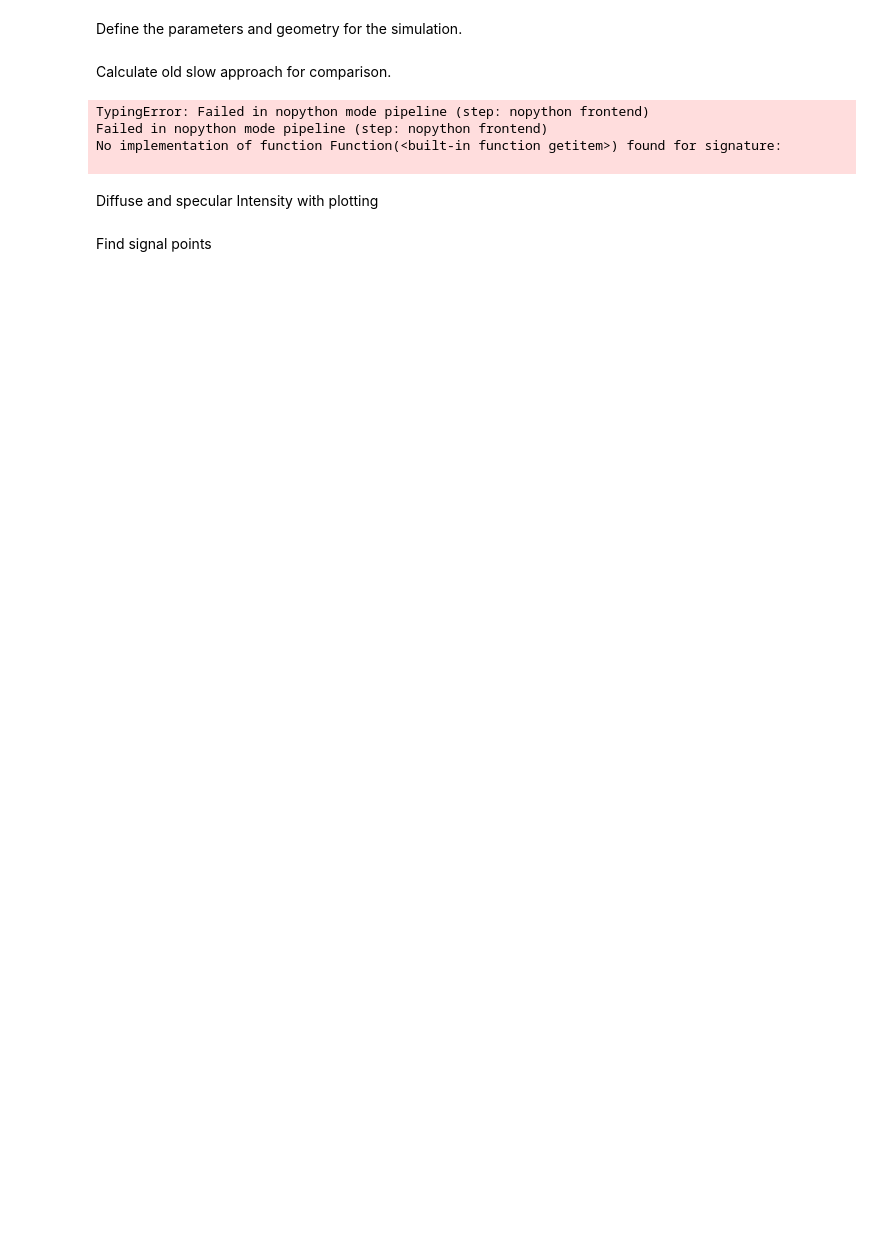
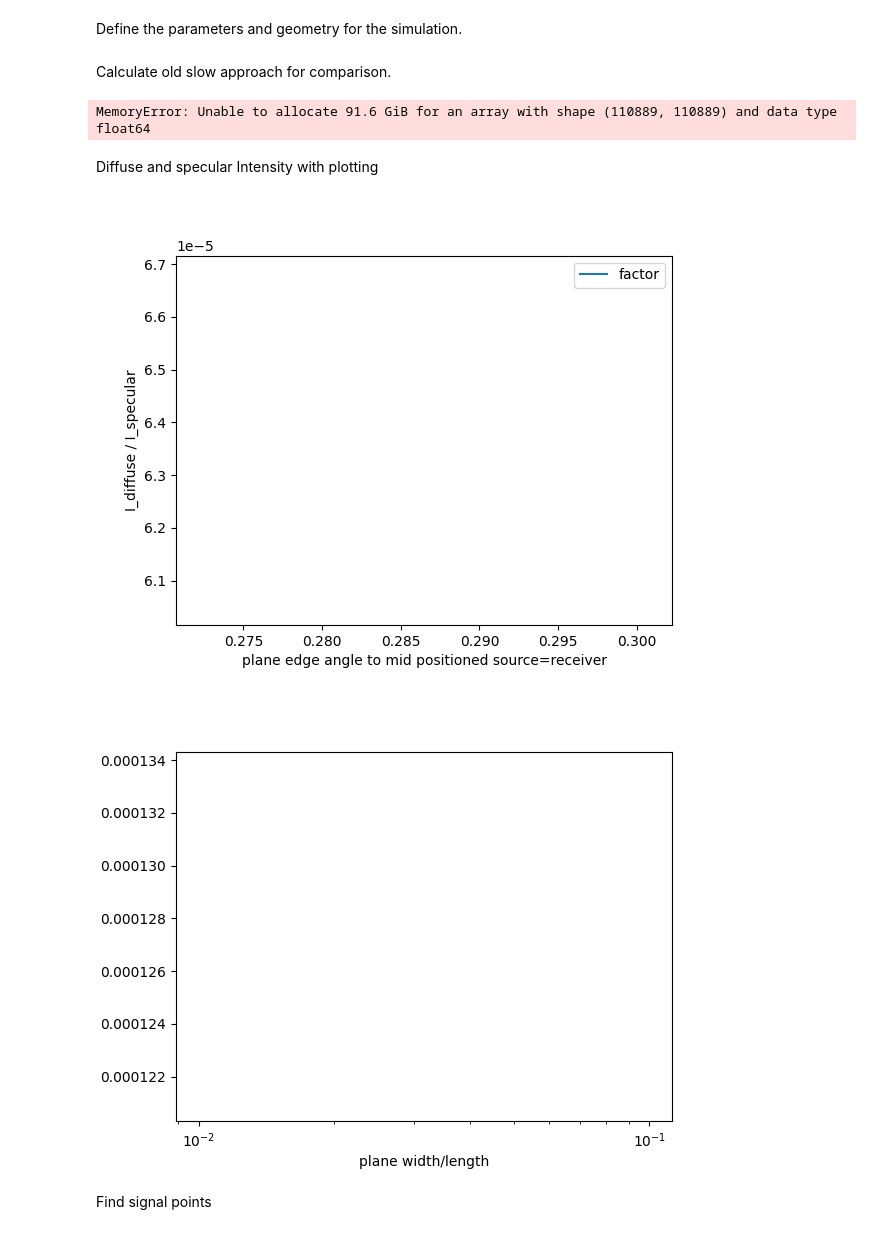
Before and after one commit to sparrow-acoustics/sparrowpy, a Jupyter notebook: examples/f_validate_diffuse_plane_+_fast.ipynb, the cells around one changed output. Drawn from its saved outputs; the diff is of its cells as text; code cells hidden in the pictures; blank space fills up the shorter version.

```diff
--- a/examples/f_validate_diffuse_plane_+_fast.ipynb
+++ b/examples/f_validate_diffuse_plane_+_fast.ipynb
@@ -25,14 +25,14 @@ min_XY = 0.01  # plane dimensions in meters
 max_XY = 100
 
 check_patch_size = 0  # meant as check_plane_dimensions = not check_patch_size
-resolution_of_sim = 40  # resolution of the range of simulated geometry
-res = max(10, resolution_of_sim)  # min sim res is 10
+resolution_of_sim = 2  # resolution of the range of simulated geometry
+res = max(1, resolution_of_sim)  # min sim res is 10
 patch_max_size_structure_inf_plane = 0.3  # cutoff for patch size for large pl
 patch_max_size = 2
 patch_min_size = 0.05
 ir_length_s = 1  # min length otherwise out of bounds refl for first order
 sampling_rate = 1000
-max_order_k = 1
+max_order_k = 0  # no exchange
 speed_of_sound = 346.18
 absorption = 1  # param default 0.1
 
@@ -75,9 +75,6 @@ receiver_pos = source_pos  # sub to change
 # %% [markdown]
 Calculate old slow approach for comparison.
 # %%
-from numpy import ndarray
-
-
 start = datetime.now()
 
 patch_values = np.arange(
@@ -111,15 +108,6 @@ else:
     ]
 
 # values for simulation
-source_ = pf.samplings.sph_gaussian(sh_order=5)
-source_ = source_[source_.z >= 0]
-receiver_ = pf.samplings.sph_gaussian(sh_order=5)
-receiver_ = receiver_[receiver_.z >= 0]
-# print(f"number of sources {source_.csize} and receivers {receiver_.csize}")
-frequencies = np.array([500])
-data_scattering = sp.brdf.create_from_scattering(
-    source_, receiver_, pf.FrequencyData(np.zeros_like(frequencies), frequencies)
-)
 brdf_sources = pf.Coordinates(0, 0, 1, weights=1)
 brdf_receivers = pf.Coordinates(0, 0, 1, weights=1)
 brdf = sp.brdf.create_from_scattering(
@@ -131,7 +119,7 @@ brdf = sp.brdf.create_from_scattering(
 
 
 # Initialize histograms
-histograms = np.zeros_like(radiPlanes)
+histograms = 0
 for indexForRadiPlanes, sim in enumerate(radiPlanes):
     sim.set_wall_scattering([0], brdf, brdf_sources, brdf_receivers)  # len(elements) eq 0
 
@@ -160,7 +148,6 @@ for indexForRadiPlanes, sim in enumerate(radiPlanes):
         )
 
     sim.calculate_energy_exchange(
-        # receiver_pos[dependent on relevant index #1 or #radiPlanes], sim knows receiver_pos
         speed_of_sound=speed_of_sound,
         histogram_time_resolution=1 / sampling_rate,
         histogram_length=ir_length_s,
@@ -173,12 +160,14 @@ for indexForRadiPlanes, sim in enumerate(radiPlanes):
             receiver_pos=receiver_pos[index_of_8m],
             speed_of_sound=speed_of_sound,
             histogram_time_resolution=1 / sampling_rate,
+            propagation_fx=True,
         )
     else:
         histograms += sim.collect_receiver_energy(
             receiver_pos=receiver_pos[indexForRadiPlanes],
             speed_of_sound=speed_of_sound,
             histogram_time_resolution=1 / sampling_rate,
+            propagation_fx=True,
         )
 
 
@@ -187,46 +176,42 @@ delta = datetime.now() - start
 print(f"Time elapsed: {delta}")
 slow_time_s = (delta.seconds * 1e6 + delta.microseconds) / 1e6
 # %% [output]
-TypingError: Failed in nopython mode pipeline (step: nopython frontend)
-Failed in nopython mode pipeline (step: nopython frontend)
-No implementation of function Function(<built-in function getitem>) found for signature:
-
+MemoryError: Unable to allocate 91.6 GiB for an array with shape (110889, 110889) and data type float64
 # %% [markdown]
 Diffuse and specular Intensity with plotting
 # %%
 # Signal
-I_diffuse_planes = [
-    pf.Signal(i, sampling_rate=sampling_rate) for i in histograms
-]
+I_diffuse_planes = [pf.Signal(i, sampling_rate=sampling_rate) for i in histograms]
 
 I_specular = 1 / (4 * np.pi * (height * 2) ** 2)
 factors = [np.sum(i.time[:, :]) / I_specular for i in I_diffuse_planes]
 
 # Plot the factors
 plt.figure()
 if check_patch_size:
     plt.plot(patch_values, factors, label="factor")
     plt.gca().invert_xaxis()
     plt.xlabel("patch size")
 else:
     plt.plot(np.logspace(min_XY, max_XY, res, base=2), factors, label="factor")
     plt.xlabel("plane width/length")
     plt.xscale("log")
 
     plt.figure()
     plt.plot(
-        np.arctan(np.logspace(min_XY, max_XY, res, base=2) / 2 / height)
-        / np.pi
-        * 180,
+        np.arctan(np.logspace(min_XY, max_XY, res, base=2) / 2 / height) / np.pi * 180,
         [(i / 2) for i in factors],
         label="factor",
     )
     plt.xlabel("plane edge angle to mid positioned source=receiver")
     plt.xscale("linear")
 
 plt.ylabel("I_diffuse / I_specular")
 plt.legend()
 plt.show()
+# %% [output]
+[figure, added]
+[figure, added]
 # %% [markdown]
 Find signal points
 # %%
```
Also changed, not shown: 1 other file.
